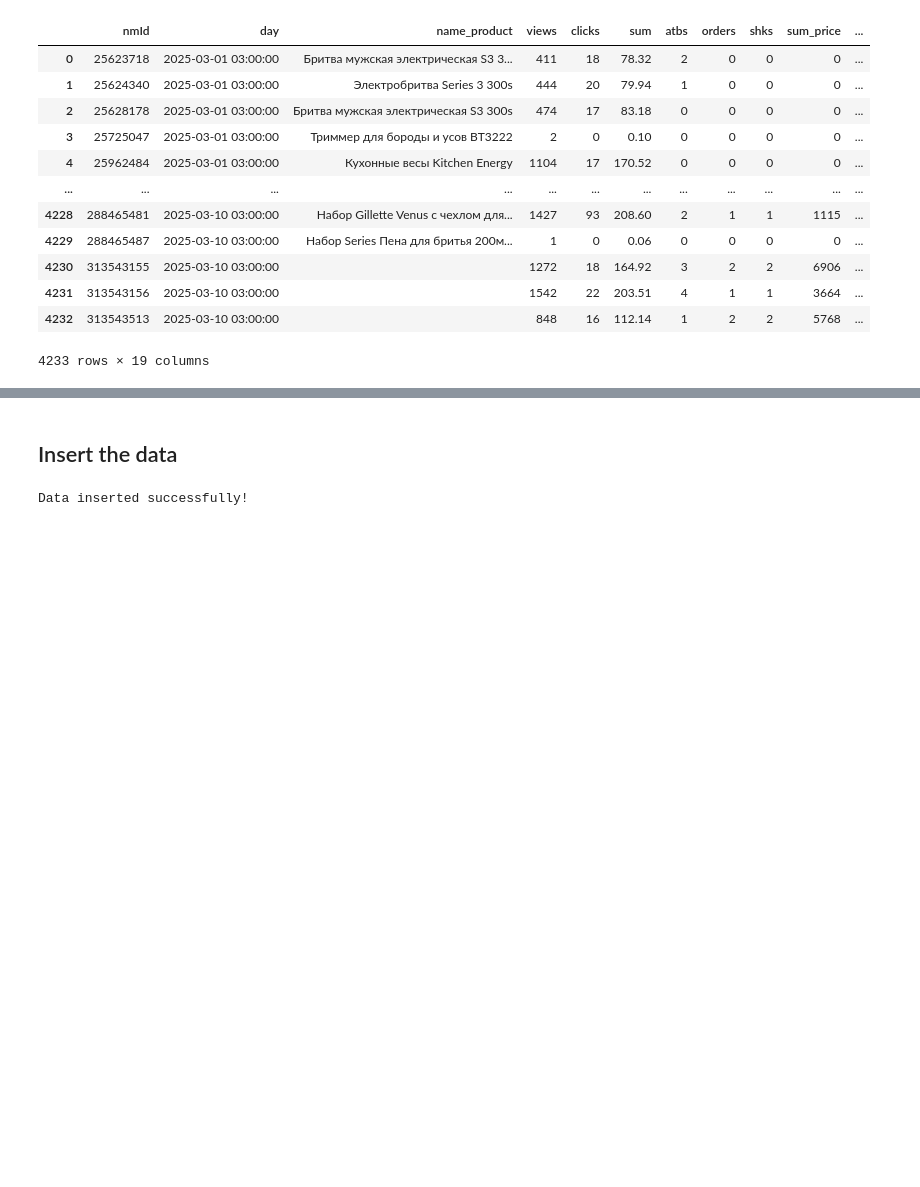
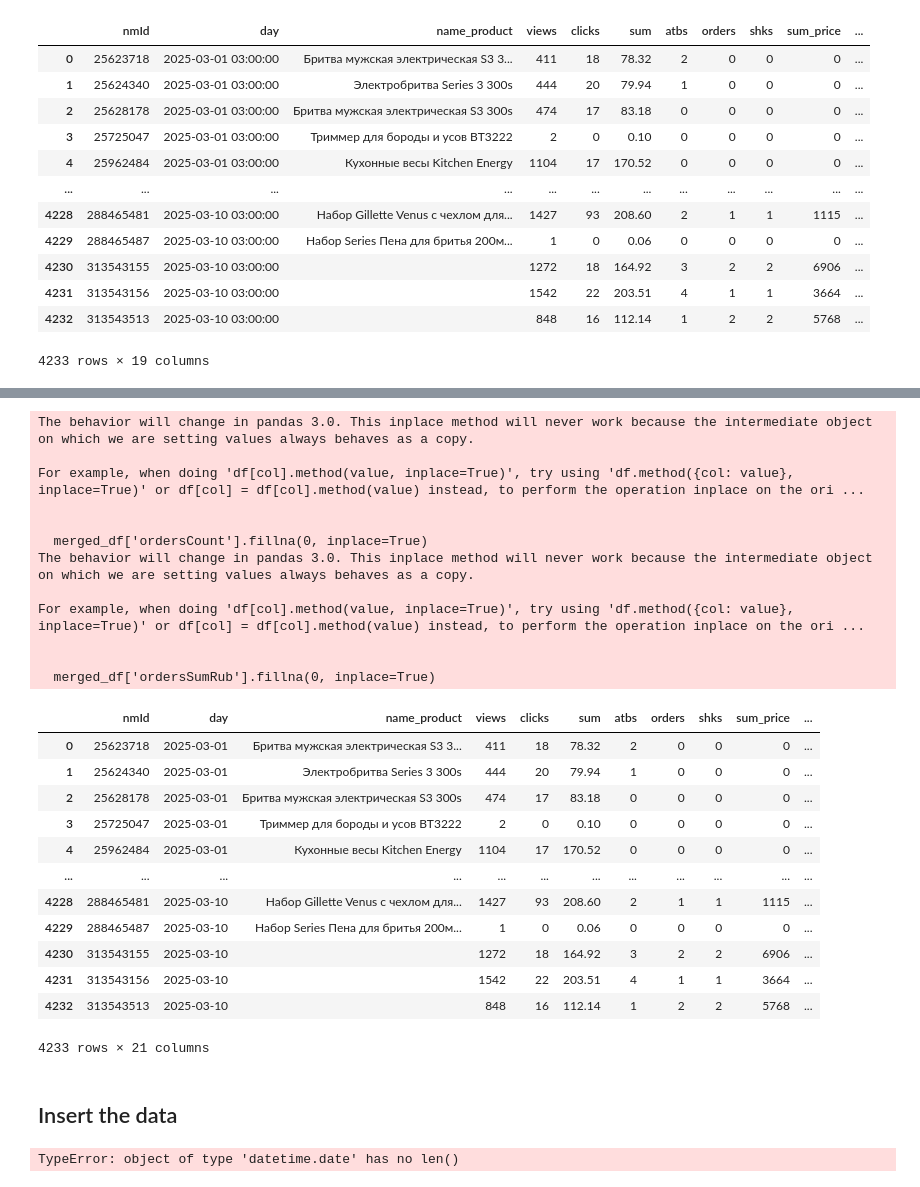
Before and after one commit to carolinavivast/API-Integrations, a Jupyter notebook: Advertisement_WB_period.ipynb, the cells around one changed output, grey strips where cells are left out. Saved outputs shown, nothing was run; the diff lists cells and outputs as text; code cells hidden in the pictures; blank space fills up the shorter version.

```diff
--- a/Advertisement_WB_period.ipynb
+++ b/Advertisement_WB_period.ipynb
@@ -833,3 +943,51 @@ df_final_guten_feb
+# %%
+# Convert 'day' and 'dt' to datetime for accurate merging
+df_final['day'] = pd.to_datetime(df_final['day']).dt.date
+df['dt'] = pd.to_datetime(df['dt']).dt.date
+
+# Rename columns in df2 to match df1 for merging
+df.rename(columns={'nmID': 'nmId', 'dt': 'day'}, inplace=True)
+
+# Merge the DataFrames on 'nmId', 'day', and 'Project'
+merged_df = pd.merge(
+    df_final,
+    df[['nmId', 'day', 'ordersCount', 'ordersSumRub']],
+    on=['nmId', 'day'],
+    how='left'
+)
+
+# Fill NaN values with 0 for ordersCount and ordersSumRub
+merged_df['ordersCount'].fillna(0, inplace=True)
+merged_df['ordersSumRub'].fillna(0, inplace=True)
+
+# Display the merged DataFrame
+merged_df
+# %% [output]
+The behavior will change in pandas 3.0. This inplace method will never work because the intermediate object on which we are setting values always behaves as a copy.
+
+For example, when doing 'df[col].method(value, inplace=True)', try using 'df.method({col: value}, inplace=True)' or df[col] = df[col].method(value) instead, to perform the operation inplace on the ori ...
+
+
+  merged_df['ordersCount'].fillna(0, inplace=True)
+The behavior will change in pandas 3.0. This inplace method will never work because the intermediate object on which we are setting values always behaves as a copy.
+
+For example, when doing 'df[col].method(value, inplace=True)', try using 'df.method({col: value}, inplace=True)' or df[col] = df[col].method(value) instead, to perform the operation inplace on the ori ...
+
+
+  merged_df['ordersSumRub'].fillna(0, inplace=True)
+|  | nmId | day | name_product | views | clicks | sum | atbs | orders | shks | sum_price | ... |
+| 0 | 25623718 | 2025-03-01 | Бритва мужская электрическая S3 3... | 411 | 18 | 78.32 | 2 | 0 | 0 | 0 | ... |
+| 1 | 25624340 | 2025-03-01 | Электробритва Series 3 300s | 444 | 20 | 79.94 | 1 | 0 | 0 | 0 | ... |
+| 2 | 25628178 | 2025-03-01 | Бритва мужская электрическая S3 300s | 474 | 17 | 83.18 | 0 | 0 | 0 | 0 | ... |
+| 3 | 25725047 | 2025-03-01 | Триммер для бороды и усов BT3222 | 2 | 0 | 0.10 | 0 | 0 | 0 | 0 | ... |
+| 4 | 25962484 | 2025-03-01 | Кухонные весы Kitchen Energy | 1104 | 17 | 170.52 | 0 | 0 | 0 | 0 | ... |
+| ... | ... | ... | ... | ... | ... | ... | ... | ... | ... | ... | ... |
+| 4228 | 288465481 | 2025-03-10 | Набор Gillette Venus с чехлом для... | 1427 | 93 | 208.60 | 2 | 1 | 1 | 1115 | ... |
+| 4229 | 288465487 | 2025-03-10 | Набор Series Пена для бритья 200м... | 1 | 0 | 0.06 | 0 | 0 | 0 | 0 | ... |
+| 4230 | 313543155 | 2025-03-10 |  | 1272 | 18 | 164.92 | 3 | 2 | 2 | 6906 | ... |
+| 4231 | 313543156 | 2025-03-10 |  | 1542 | 22 | 203.51 | 4 | 1 | 1 | 3664 | ... |
+| 4232 | 313543513 | 2025-03-10 |  | 848 | 16 | 112.14 | 1 | 2 | 2 | 5768 | ... |
+4233 rows × 21 columns
 # %% [markdown]
 ## Insert the data
 # %%
@@ -849,14 +1007,21 @@ client = get_client(
 # %%
 # Define the table name
 table_name = 'campaign_data_wb'
+
+# Ensure date columns are in datetime format
+df_final['day'] = pd.to_datetime(df_final['day'], format='%Y-%m-%d %H:%M:%S')
+df_final['endTime'] = pd.to_datetime(df_final['endTime']).dt.date
+df_final['createTime'] = pd.to_datetime(df_final['createTime']).dt.date
+df_final['startTime'] = pd.to_datetime(df_final['startTime']).dt.date
 
 # Convert DataFrame to a list of tuples for bulk insertion
 data = [tuple(row) for row in df_final.to_numpy()]
 
 # Define the column names
 column_names = [
-    'nmId', 'day', 'name_product', 'views', 'clicks', 'sum', 'atbs', 'orders', 'shks', 'sum_price',
-    'advertId', 'Project', 'Marketplace', 'endTime', 'createTime', "startTime", 'name_campaign', 'status', 'type'
+    'nmId', 'day', 'name_product', 'views', 'clicks', 'sum', 'atbs', 'orders', 'shks',
+    'ordersCount', 'ordersSumRub', 'sum_price', 'advertId', 'Project', 'Marketplace',
+    'endTime', 'createTime', 'startTime', 'name_campaign', 'status', 'type'
 ]
 
 # Use the insert method for bulk insertion
@@ -864,4 +1029,4 @@ client.insert(table_name, data, column_names=column_names)
 
 print("Data inserted successfully!")
 # %% [output]
-Data inserted successfully!
+TypeError: object of type 'datetime.date' has no len()
```
Also changed, not shown: parts of 9 cells of this notebook.
